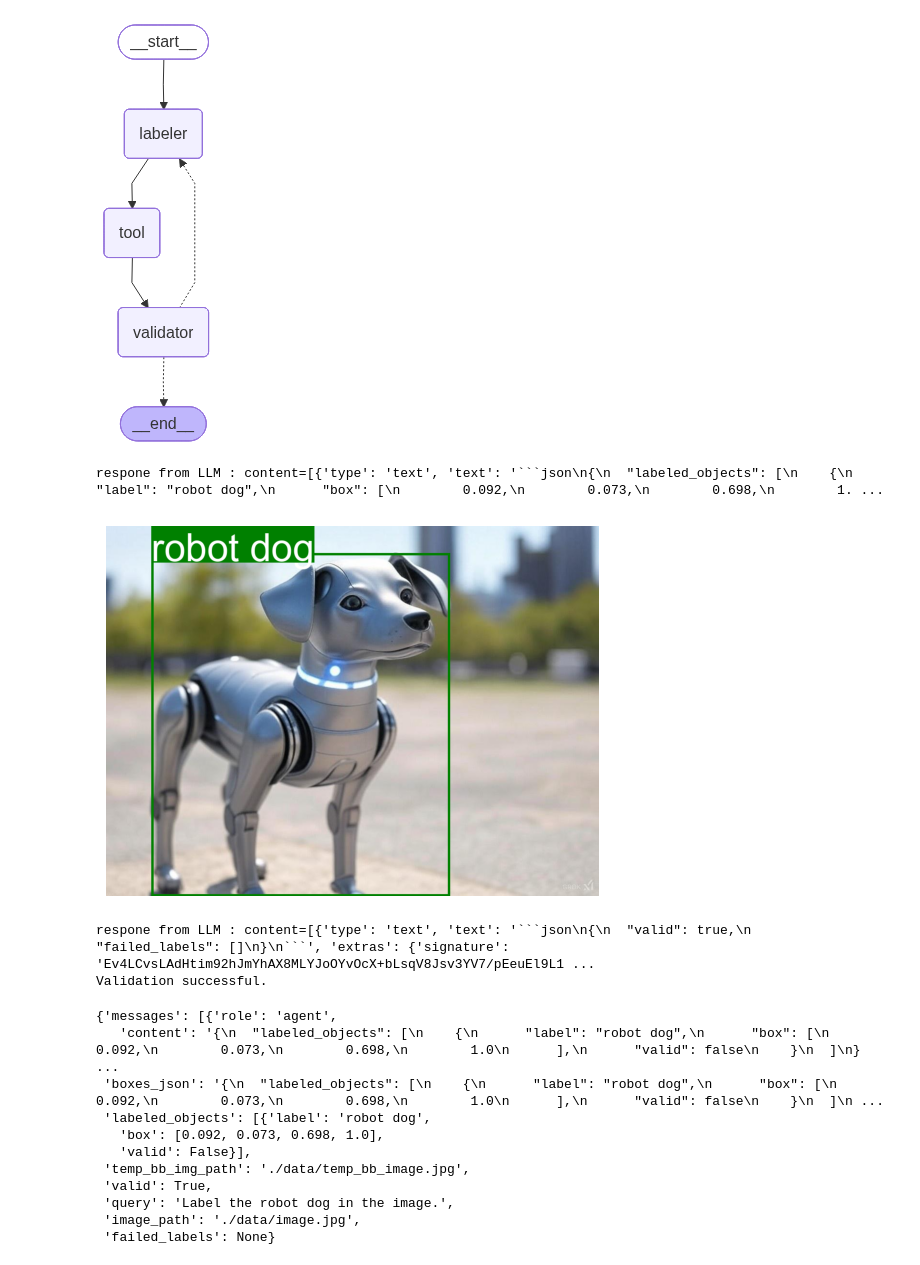
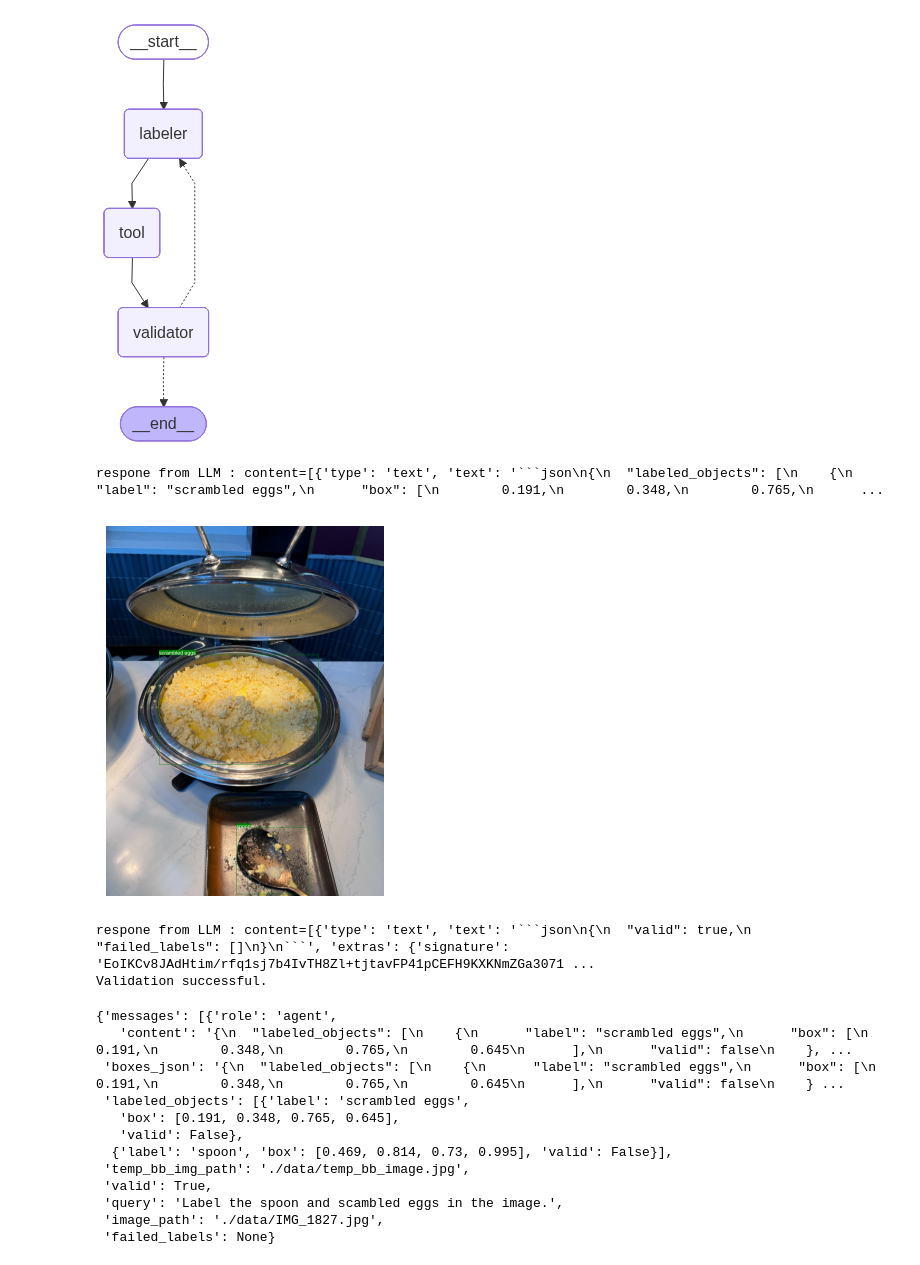
Before and after one commit to bigmb/mb_rag, a Jupyter notebook: example_bb_autolabel.ipynb, the cells around one changed output. Cells and saved outputs as stored; diff of their text form; code cells hidden in the pictures.

````diff
--- a/example_bb_autolabel.ipynb
+++ b/example_bb_autolabel.ipynb
@@ -28,22 +28,23 @@ display(Image(graph_agent._build_graph().get_graph(xray=True).draw_mermaid_png()
 # %% [output]
 [figure]
 # %%
-graph_agent.run(image_path='./data/image.jpg', query="Label the robot dog in the image.")
+graph_agent.run(image_path='./data/IMG_1827.jpg', query="Label the spoon and scambled eggs in the image.")
 # %% [output]
-respone from LLM : content=[{'type': 'text', 'text': '```json\n{\n  "labeled_objects": [\n    {\n      "label": "robot dog",\n      "box": [\n        0.092,\n        0.073,\n        0.698,\n        1. ...
+respone from LLM : content=[{'type': 'text', 'text': '```json\n{\n  "labeled_objects": [\n    {\n      "label": "scrambled eggs",\n      "box": [\n        0.191,\n        0.348,\n        0.765,\n      ...
-[figure, old version]
+[figure, new version]
-respone from LLM : content=[{'type': 'text', 'text': '```json\n{\n  "valid": true,\n  "failed_labels": []\n}\n```', 'extras': {'signature': 'Ev4LCvsLAdHtim92hJmYhAX8MLYJoOYvOcX+bLsqV8Jsv3YV7/pEeuEl9L1 ...
+respone from LLM : content=[{'type': 'text', 'text': '```json\n{\n  "valid": true,\n  "failed_labels": []\n}\n```', 'extras': {'signature': 'EoIKCv8JAdHtim/rfq1sj7b4IvTH8Zl+tjtavFP41pCEFH9KXKNmZGa3071 ...
 Validation successful.
 {'messages': [{'role': 'agent',
-   'content': '{\n  "labeled_objects": [\n    {\n      "label": "robot dog",\n      "box": [\n        0.092,\n        0.073,\n        0.698,\n        1.0\n      ],\n      "valid": false\n    }\n  ]\n} ...
- 'boxes_json': '{\n  "labeled_objects": [\n    {\n      "label": "robot dog",\n      "box": [\n        0.092,\n        0.073,\n        0.698,\n        1.0\n      ],\n      "valid": false\n    }\n  ]\n ...
- 'labeled_objects': [{'label': 'robot dog',
-   'box': [0.092, 0.073, 0.698, 1.0],
-   'valid': False}],
+   'content': '{\n  "labeled_objects": [\n    {\n      "label": "scrambled eggs",\n      "box": [\n        0.191,\n        0.348,\n        0.765,\n        0.645\n      ],\n      "valid": false\n    }, ...
+ 'boxes_json': '{\n  "labeled_objects": [\n    {\n      "label": "scrambled eggs",\n      "box": [\n        0.191,\n        0.348,\n        0.765,\n        0.645\n      ],\n      "valid": false\n    } ...
+ 'labeled_objects': [{'label': 'scrambled eggs',
+   'box': [0.191, 0.348, 0.765, 0.645],
+   'valid': False},
+  {'label': 'spoon', 'box': [0.469, 0.814, 0.73, 0.995], 'valid': False}],
  'temp_bb_img_path': './data/temp_bb_image.jpg',
  'valid': True,
- 'query': 'Label the robot dog in the image.',
- 'image_path': './data/image.jpg',
+ 'query': 'Label the spoon and scambled eggs in the image.',
+ 'image_path': './data/IMG_1827.jpg',
  'failed_labels': None}
 # %%
 # from mb_rag.basic import ModelFactory
````
Also changed, not shown: parts of 1 cell of this notebook, 4 other files.
